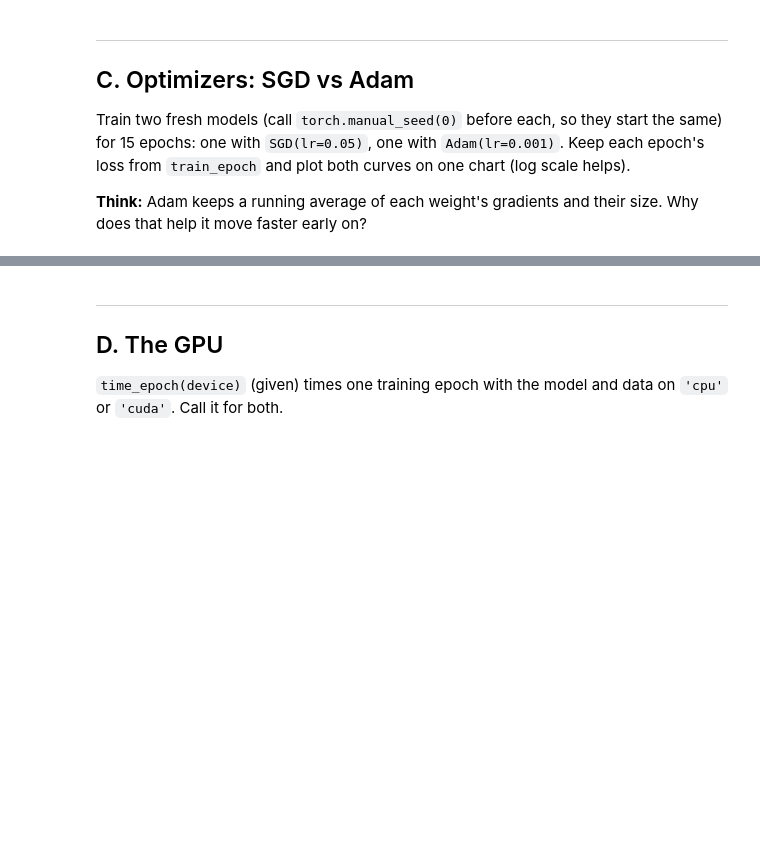
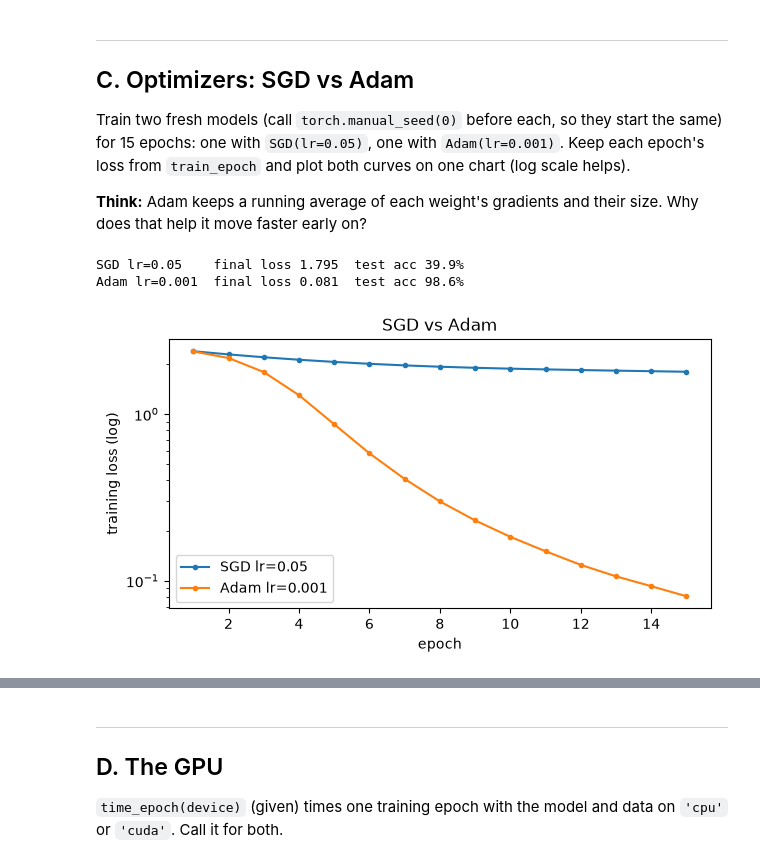
Before and after one commit to ronmarabalos/Machine-Learning, a Jupyter notebook: notebooks/08-pytorch.ipynb, the cells around one changed output, grey strips where cells are left out. Saved outputs shown, nothing was run; the diff lists cells and outputs as text; code cells hidden in the pictures; blank space fills up the shorter version.

Commit message:
Complete Week 7 PyTorch notebook

```diff
--- a/notebooks/08-pytorch.ipynb
+++ b/notebooks/08-pytorch.ipynb
@@ -87,7 +123,7 @@ def train_epoch(model, opt, loss_fn, X, y, batch=64):
         loss = loss_fn(model(X[idx]), y[idx])
         loss.backward()
         opt.step()
-        total += float(loss) * len(idx)
+        total += loss.item() * len(idx)
     return total / len(X)
 
 @torch.no_grad()
@@ -104,2 +142,13 @@ torch.manual_seed(0)
 # %%
-# TODO
+model = nn.Sequential(
+    nn.Linear(N_IN, N_HIDDEN),
+    nn.ReLU(),
+    nn.Linear(N_HIDDEN, N_OUT),
+)
+loss_fn = nn.CrossEntropyLoss()
+opt = torch.optim.SGD(model.parameters(), lr=0.5)
+
+losses = [train_epoch(model, opt, loss_fn, Xtr, ytr) for _ in range(30)]
+
+print(f'final train loss {losses[-1]:.3f}')
+print(f'test accuracy: {accuracy(model, Xte, yte):.1%}  (notebook 07 NumPy: 98.6%)')
@@ -113,4 +165,25 @@ Train two fresh models (call `torch.manual_seed(0)` before each, so they start t
 **Think:** Adam keeps a running average of each weight's gradients and their size. Why does that help it move faster early on?
 # %%
 # TODO
+def make_model():
+    return nn.Sequential(nn.Linear(N_IN, N_HIDDEN), nn.ReLU(), nn.Linear(N_HIDDEN, N_OUT))
+
+curves = {}
+for name, make_opt in [('SGD lr=0.05',   lambda p: torch.optim.SGD(p, lr=0.05)),
+                       ('Adam lr=0.001', lambda p: torch.optim.Adam(p, lr=0.001))]:
+    torch.manual_seed(0)                       # same starting weights and shuffles
+    m = make_model()
+    opt = make_opt(m.parameters())
+    curves[name] = [train_epoch(m, opt, nn.CrossEntropyLoss(), Xtr, ytr) for _ in range(15)]
+    print(f'{name:14s} final loss {curves[name][-1]:.3f}  test acc {accuracy(m, Xte, yte):.1%}')
+
+fig, ax = plt.subplots(figsize=(7, 3.5))
+for name, c in curves.items():
+    ax.plot(range(1, 16), c, marker='.', label=name)
+ax.set(yscale='log', xlabel='epoch', ylabel='training loss (log)', title='SGD vs Adam')
+ax.legend(); plt.show()
+# %% [output]
+SGD lr=0.05    final loss 1.795  test acc 39.9%
+Adam lr=0.001  final loss 0.081  test acc 98.6%
+[figure, added]
 # %% [markdown]
```
Also changed, not shown: parts of 14 cells of this notebook.
